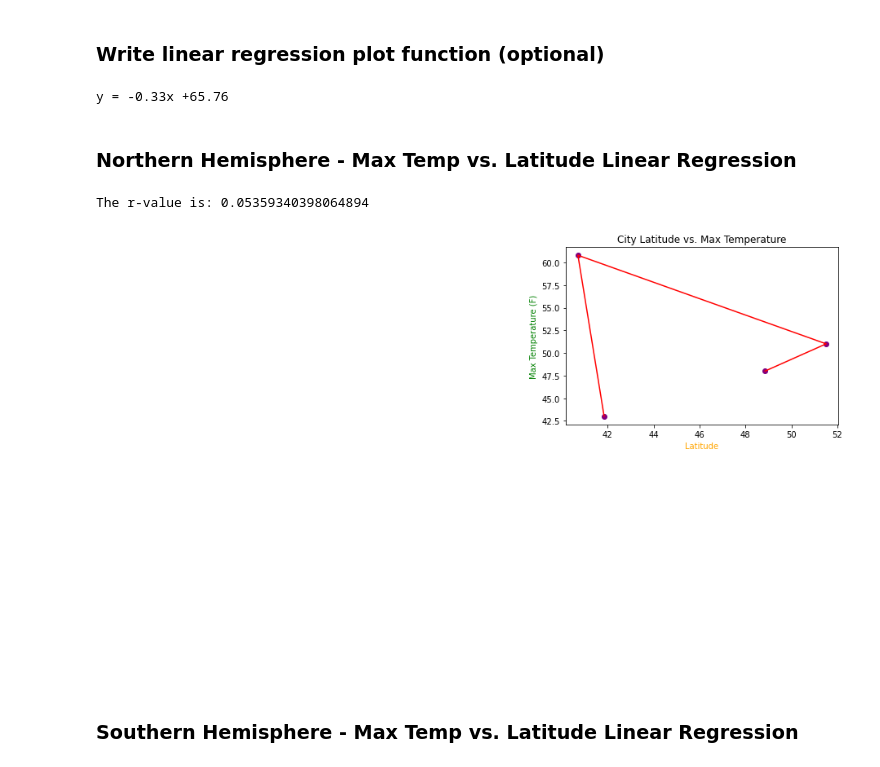
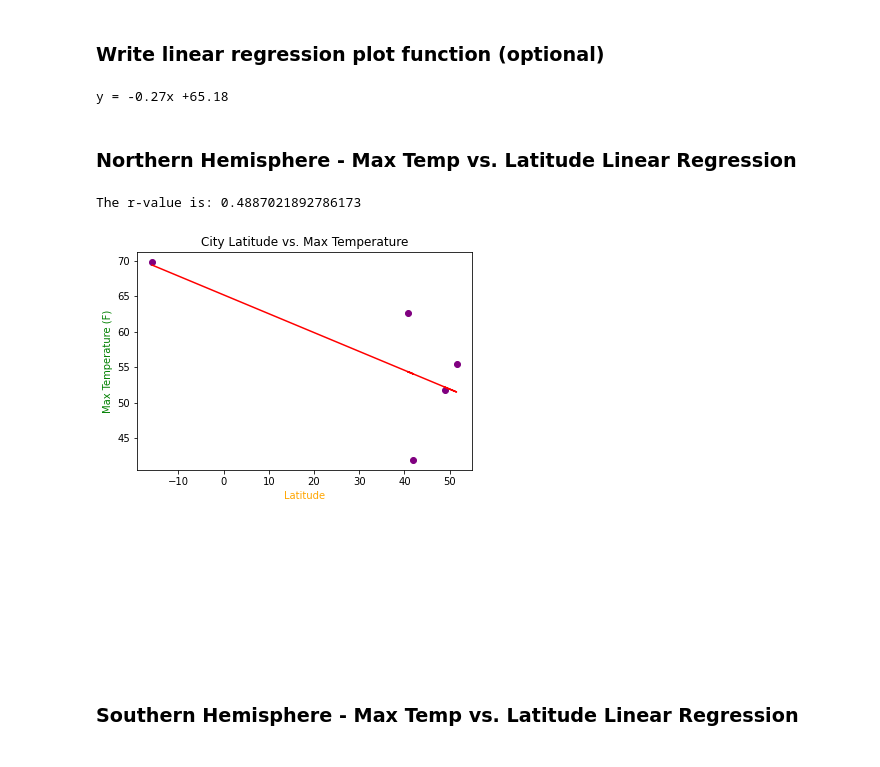
Before and after one commit to WilliamRoll/Python-API-Challenge, a Jupyter notebook: WeatherPy/WeatherPy.ipynb, the cells around one changed output. Saved outputs shown, nothing was run; the diff lists cells and outputs as text; code cells hidden in the pictures.

Commit message:
WeatherPy: scatter plot code updated

```diff
--- a/WeatherPy/WeatherPy.ipynb
+++ b/WeatherPy/WeatherPy.ipynb
@@ -59,6 +59,6 @@ len(cities)
 # %% [output]
 608
 # %%
-original_cities = ["Paris", "London", "New York City", "Chicago"]
+original_cities = ["Paris", "London", "New York City", "Chicago", "Brasilia"]
 original_cities
 # %% [output]
@@ -210,36 +211,36 @@ regress_values = weather_data['Max Temp'] * slope + intercept
 line_eq = "y = " + str(round(slope,2)) + "x +" + str(round(intercept,2))
 print(line_eq)
 # %% [output]
-y = -0.33x +65.76
+y = -0.27x +65.18
 # %% [markdown]
 ###  Northern Hemisphere - Max Temp vs. Latitude Linear Regression
 # %%
 # Add the linear regression equation and line to plot
 x_values = weather_data['Lat']
 y_values = weather_data['Max Temp']
 
 (slope, intercept, rvalue, pvalue, stderr) = linregress(x_values, y_values)
 regress_values = x_values * slope + intercept
 
 line_eq = "y = " + str(round(slope,2)) + "x + " + str(round(intercept,2))
 
 # Print r value
 print(f"The r-value is: {rvalue**2}")
 
 #scatter plot
 plt.scatter(weather_data['Lat'], weather_data['Max Temp'], color = "purple")
-plt.plot(weather_data['Lat'], weather_data['Max Temp'],"r-")
+plt.plot(x_values, regress_values,"r-")
 plt.annotate(line_eq,(20,15),fontsize=15,color="red")
 plt.xlabel("Latitude", color = "orange")
 plt.ylabel("Max Temperature (F)", color = "green")
 plt.title("City Latitude vs. Max Temperature")
 plt.savefig('Northern Hemisphere - Max Temp vs. Latitude Linear Regression.png')
 
 # Show plot
 plt.show()
 # %% [output]
-The r-value is: 0.05359340398064894
+The r-value is: 0.4887021892786173
-[figure, old version]
+[figure, new version]
 # %% [markdown]
 ###  Southern Hemisphere - Max Temp vs. Latitude Linear Regression
 # %%
```
Also changed, not shown: parts of 14 cells of this notebook, 8 other files.
